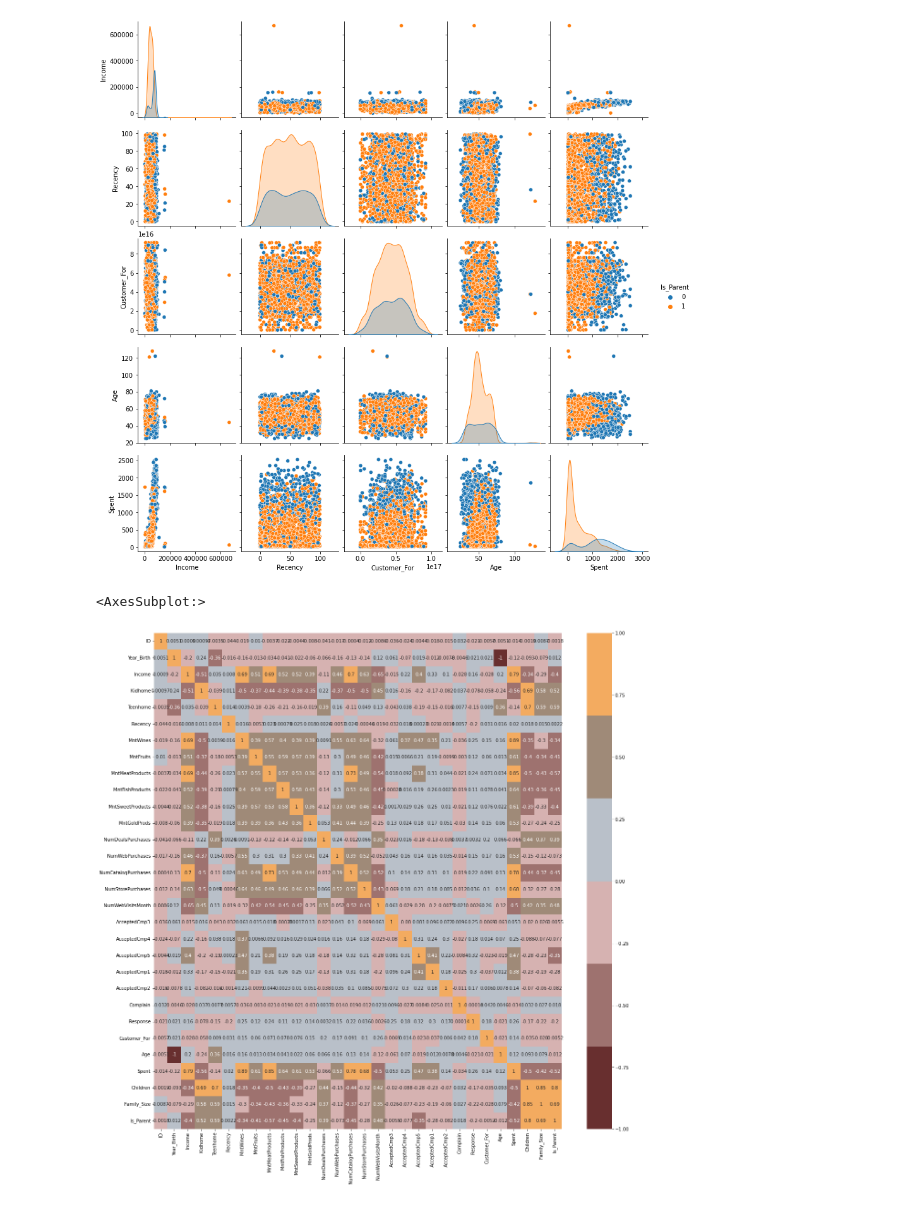
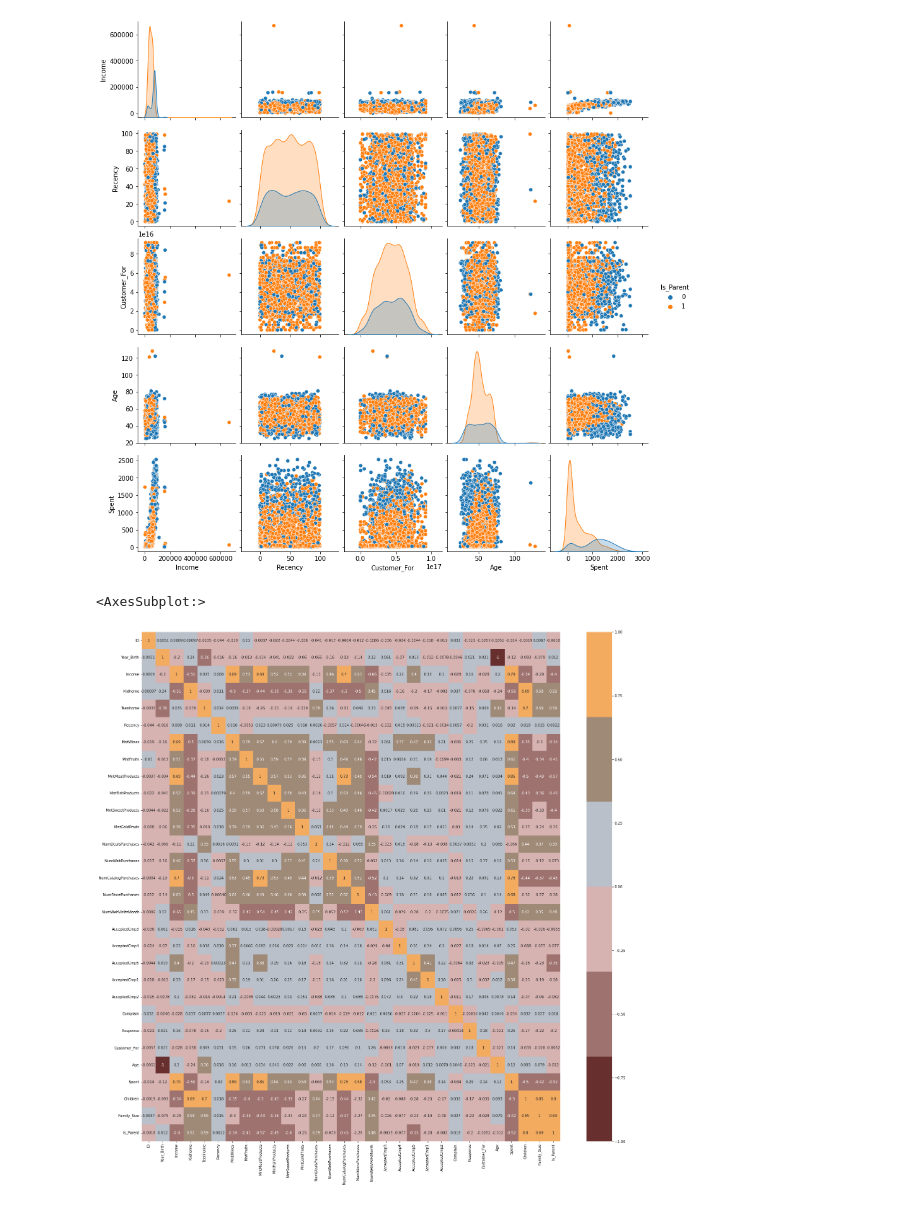
Before and after one commit to mmonch/Marketing_analysis, a Jupyter notebook: notebooks/data_cleaning.ipynb, the cells around one changed output. Cells and saved outputs as stored; diff of their text form; code cells hidden in the pictures.

```diff
--- a/notebooks/data_cleaning.ipynb
+++ b/notebooks/data_cleaning.ipynb
@@ -124,9 +124,9 @@ data = data[data['Age'] < 90]
 data = data[data['Income'] < 600000]
 # %%
 corr_matrix = data.corr()
-plt.figure(figsize=(20,20))
+plt.figure(figsize=(26, 26))
 cmap = colors.ListedColormap(["#682F2F", "#9E726F", "#D6B2B1", "#B9C0C9", "#9F8A78", "#F3AB60"])
 sns.heatmap(corr_matrix, annot=True, cmap=cmap)
 # %% [output]
 <AxesSubplot:>
-[figure, old version]
+[figure, new version]
```
Also changed, not shown: 1 other file.
